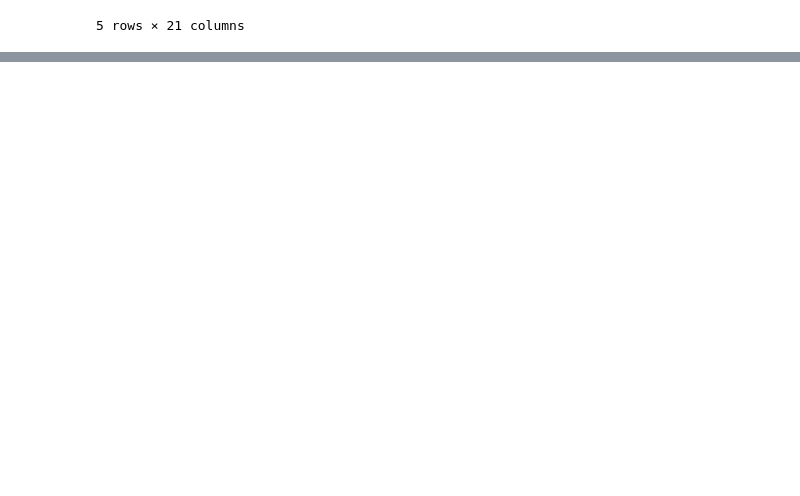
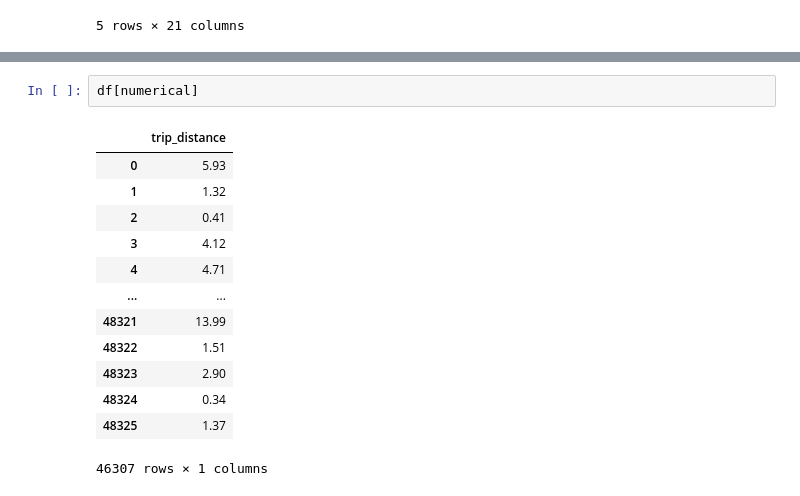
Before and after one commit to imenbkr/mlops-zoomcamp, a Jupyter notebook: 01-intro/homework.ipynb, the cells around one changed output, grey strips where cells are left out. Saved outputs shown, nothing was run; the diff lists cells and outputs as text; blank space fills up the shorter version.

```diff
--- a/01-intro/homework.ipynb
+++ b/01-intro/homework.ipynb
@@ -119,0 +175,16 @@ df.head()
+# %%
+df[numerical]
+# %% [output]
+|  | trip_distance |
+| 0 | 5.93 |
+| 1 | 1.32 |
+| 2 | 0.41 |
+| 3 | 4.12 |
+| 4 | 4.71 |
+| ... | ... |
+| 48321 | 13.99 |
+| 48322 | 1.51 |
+| 48323 | 2.90 |
+| 48324 | 0.34 |
+| 48325 | 1.37 |
+46307 rows × 1 columns
```
Also changed, not shown: parts of 22 cells of this notebook, 2 other files.
